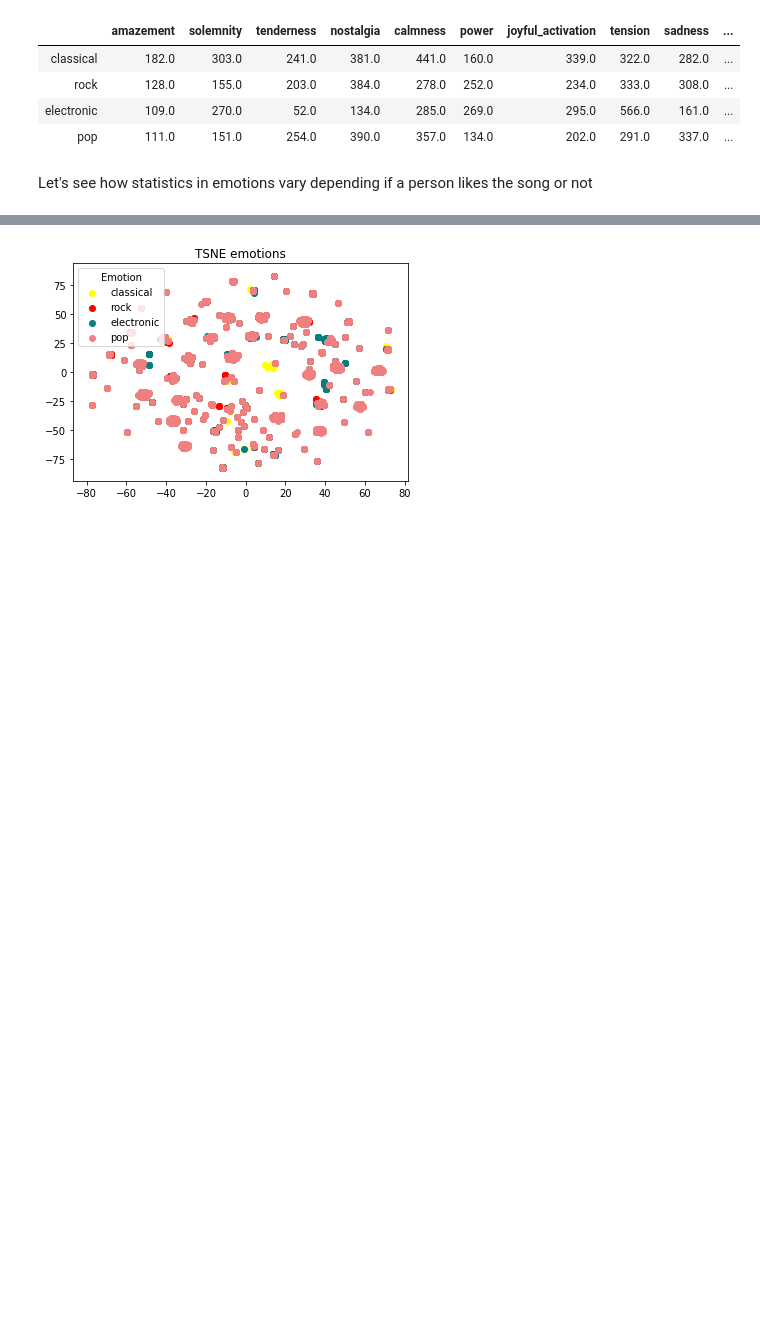
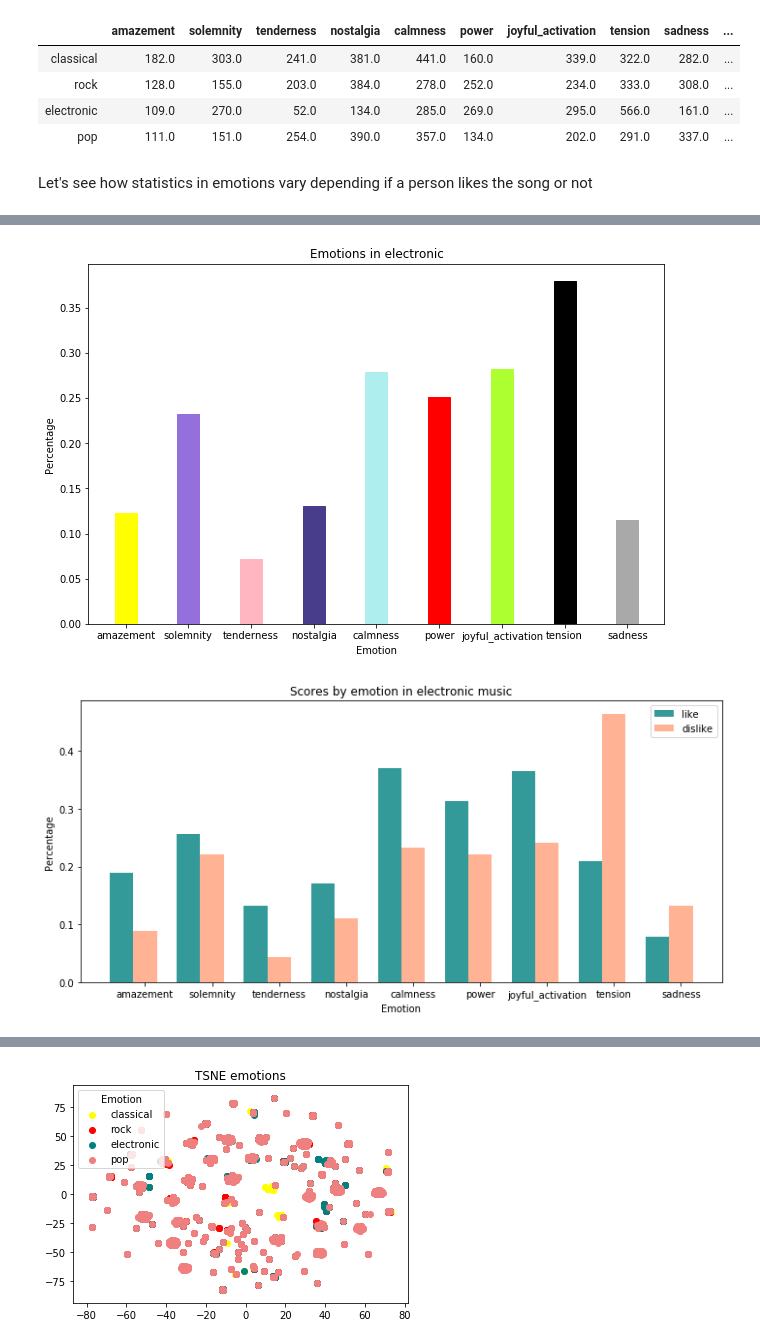
Before and after one commit to iurregog/MusicExploration, a Jupyter notebook: Emotify_exploration.ipynb, the cells around one changed output, grey strips where cells are left out. Cells and saved outputs as stored; diff of their text form; code cells hidden in the pictures; blank space fills up the shorter version.

```diff
--- a/Emotify_exploration.ipynb
+++ b/Emotify_exploration.ipynb
@@ -263,0 +230,6 @@ plot_bar_emotions(0,summarize_emotions_like)
+# %%
+plot_bar_emotions(2,summarize_emotions)
+plot_bar_emotions_compare(2,summarize_emotions_like,summarize_emotions_dislike,'like','dislike','Scores by emotion in electronic music')
+# %% [output]
+[figure, added]
+[figure, added]
```
Also changed, not shown: parts of 30 cells of this notebook.
